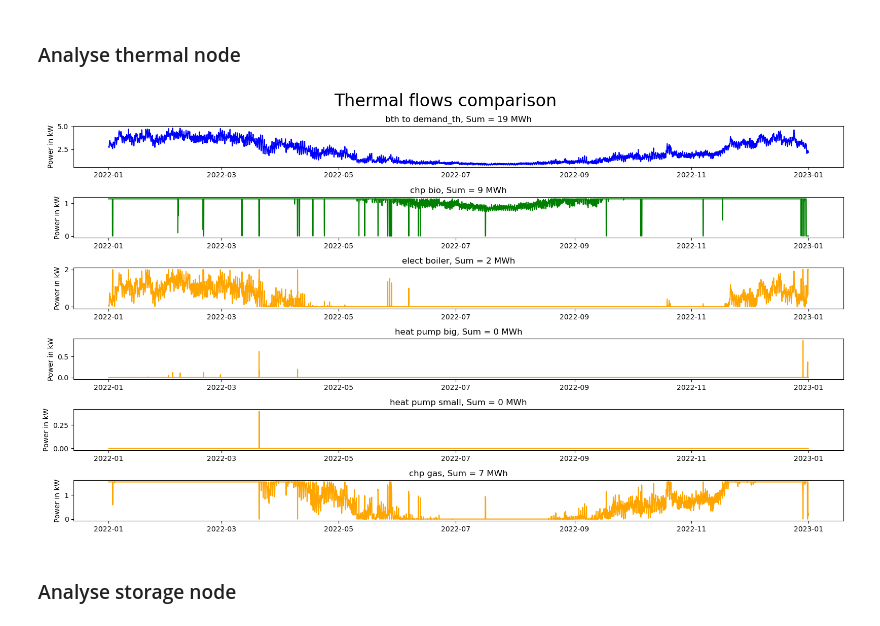
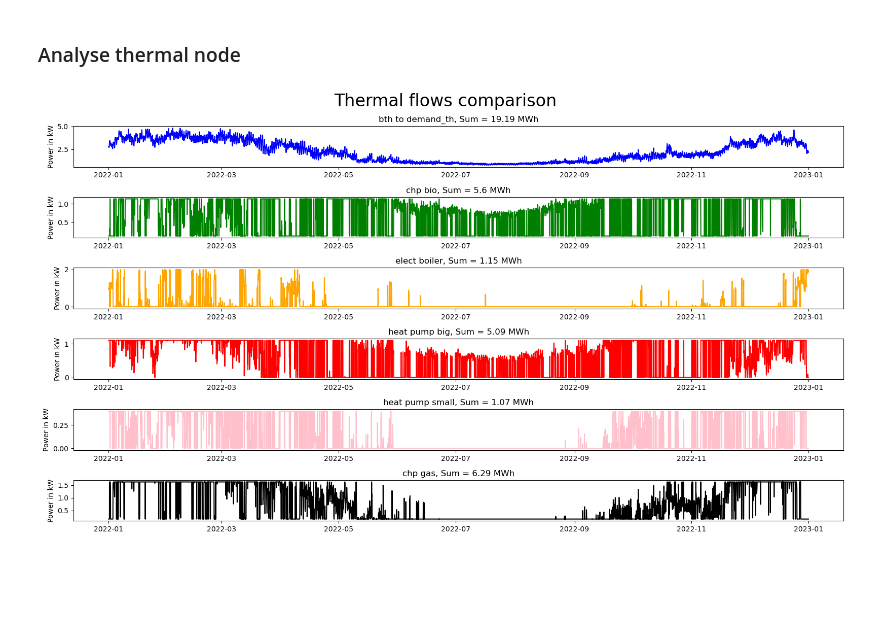
Before and after one commit to MatisGo/Network_optmisation, a Jupyter notebook: Project__DH/OEMOF_step_3.ipynb, the cells around one changed output. Drawn from its saved outputs; the diff is of its cells as text; code cells hidden in the pictures; blank space fills up the shorter version.

```diff
--- a/Project__DH/OEMOF_step_3.ipynb
+++ b/Project__DH/OEMOF_step_3.ipynb
@@ -66,7 +66,7 @@ energysystem = EnergySystem(timeindex=datetimeindex, infer_last_interval=False)
 electrical_bus = Bus(label="electrical_bus") # Electricity bus
 thermal_bus = Bus(label="thermal_bus") # Heat bus
 gas_bus = Bus(label="gas_bus") # Natural gas bus
-#biogas_bus = Bus(label="biogas_bus") # Natural gas bus
+biogas_bus = Bus(label="biogas_bus") # Natural gas bus
 
 energysystem.add(electrical_bus, thermal_bus, gas_bus)#, biogas_bus)
 
@@ -83,16 +83,16 @@ energysystem.add(
 
 # Gas source with cost from gas + CO2
 energysystem.add(
-    Source(label="natural_gas",outputs={gas_bus: Flow(variable_costs=data["gas_price"] / 1000 )})
+    Source(label="natural_gas",outputs={gas_bus: Flow(variable_costs=data["gas_price"] )})
                 )
 
 
 
-# Gas source with cost from gas + CO2
-"""energysystem.add(
-    Source(label="bio_gas",outputs={biogas_bus: Flow(variable_costs=data["co2_price"] / 1000)})
+# Gas source with cost biogas
+energysystem.add(
+    Source(label="bio_gas",outputs={biogas_bus: Flow(variable_costs=60.0)})
                 )
-"""
+
 # Grid electricity source
 energysystem.add(
     Source(label="electricity_grid",outputs={electrical_bus: Flow(variable_costs=data["electricity_price"])})
@@ -116,9 +116,9 @@ energysystem.add(
         label="chp_gas",
         inputs={gas_bus: Flow()},
         outputs={
-            electrical_bus: Flow(nominal_value=1.55,
+            electrical_bus: Flow(#min=0.1,
                                  #min=0.4,
-
+                                #nominal_value=0.75,
                                 #nonconvex=NonConvex(
                                 #minimum_uptime=3, # once started, stay ON ≥ 3 time steps
                                 #minimum_downtime=3, # once stopped, stay OFF ≥ 3 time steps
@@ -130,7 +130,8 @@ energysystem.add(
 
 
                                  ),
-            thermal_bus: Flow(nominal_value=1.55,
+            thermal_bus: Flow(nominal_value=1.62,
+                              min=0.1,
                               variable_costs=0.29)
         },
         conversion_factors={electrical_bus: 0.36, thermal_bus: 0.54}
@@ -143,7 +144,8 @@ energysystem.add(
         label="chp_bio",
         inputs={gas_bus: Flow()}, # variable cost also has the constant fuel cost
         outputs={
-            electrical_bus: Flow(nominal_value=1.14,
+            electrical_bus: Flow(#nominal_value=1.14,
+                                 #min=0.1,
                                  #min=0.3,
 
                                 #nonconvex=NonConvex(
@@ -157,6 +159,7 @@ energysystem.add(
 
                                  ),
             thermal_bus: Flow(nominal_value=1.14,
+                              min=0.1,
                               variable_costs=2.5)
         },
         conversion_factors={electrical_bus: 0.40, thermal_bus: 0.42}
@@ -181,7 +184,7 @@ energysystem.add(
         label="heat_pump_11_MW",
         inputs={electrical_bus: Flow(variable_costs = 1.5)},
         outputs={thermal_bus: Flow(nominal_value=1.1, variable_costs=1.5)},
-        conversion_factors={thermal_bus: 0.95}  # 3.5
+        conversion_factors={thermal_bus: 3.5}
     )
 )
 
@@ -191,7 +194,7 @@ energysystem.add(
         label="heat_pump_4_MW",
         inputs={electrical_bus: Flow(variable_costs=1.8 )},
         outputs={thermal_bus: Flow(nominal_value=0.4, variable_costs=1.7)},
-        conversion_factors={thermal_bus: 0.9}  # 3.5
+        conversion_factors={thermal_bus: 3.5}
     )
 )
 # %%
@@ -256,37 +259,35 @@ storage = views.node(results, "storage")
 # %%
 Sum_th_demand = thermal_bus["sequences"][(('thermal_bus', 'thermal_demand'), 'flow')].sum()
 Sum_th_prod_chp_gas = thermal_bus["sequences"][(('chp_gas', 'thermal_bus'), 'flow')].sum()
 Sum_th_prod_chp_bio = thermal_bus["sequences"][(('chp_bio', 'thermal_bus'), 'flow')].sum()
 Sum_th_prod_boiler = thermal_bus["sequences"][(('electric_boiler', 'thermal_bus'), 'flow')].sum()
 Sum_th_prod_hp_big = thermal_bus["sequences"][(('heat_pump_11_MW', 'thermal_bus'), 'flow')].sum()
 Sum_th_prod_hp_small = thermal_bus["sequences"][(('heat_pump_4_MW', 'thermal_bus'), 'flow')].sum()
 
 fig, axs = plt.subplots(6,figsize=(16, 9))
 fig.suptitle('Thermal flows comparison', fontsize=24)
 axs[0].plot(thermal_bus["sequences"][(('thermal_bus', 'thermal_demand'), 'flow')], 'blue')
-axs[0].set_title(f'bth to demand_th, Sum = {int(Sum_th_demand/1000)} MWh')
+axs[0].set_title(f'bth to demand_th, Sum = {round(float(Sum_th_demand/1000), 2)} MWh')
 axs[1].plot(thermal_bus["sequences"][(('chp_bio', 'thermal_bus'), 'flow')], 'green')
-axs[1].set_title(f'chp bio, Sum = {int(Sum_th_prod_chp_bio/1000)} MWh')
+axs[1].set_title(f'chp bio, Sum = {round(float(Sum_th_prod_chp_bio/1000),2)} MWh')
 axs[2].plot(thermal_bus["sequences"][(('electric_boiler', 'thermal_bus'), 'flow')], 'orange')
-axs[2].set_title(f'elect boiler, Sum = {int(Sum_th_prod_boiler/1000)} MWh')
-axs[3].plot(thermal_bus["sequences"][(('heat_pump_11_MW', 'thermal_bus'), 'flow')], 'orange')
-axs[3].set_title(f'heat pump big, Sum = {int(Sum_th_prod_hp_big/1000)} MWh')
-axs[4].plot(thermal_bus["sequences"][(('heat_pump_4_MW', 'thermal_bus'), 'flow')], 'orange')
-axs[4].set_title(f'heat pump small, Sum = {int(Sum_th_prod_hp_small/1000)} MWh')
-axs[5].plot(thermal_bus["sequences"][(('chp_gas', 'thermal_bus'), 'flow')], 'orange')
-axs[5].set_title(f'chp gas, Sum = {int(Sum_th_prod_chp_gas/1000)} MWh')
+axs[2].set_title(f'elect boiler, Sum = {round(float(Sum_th_prod_boiler/1000),2)} MWh')
+axs[3].plot(thermal_bus["sequences"][(('heat_pump_11_MW', 'thermal_bus'), 'flow')], 'red')
+axs[3].set_title(f'heat pump big, Sum = {round(float(Sum_th_prod_hp_big/1000),2)} MWh')
+axs[4].plot(thermal_bus["sequences"][(('heat_pump_4_MW', 'thermal_bus'), 'flow')], 'pink')
+axs[4].set_title(f'heat pump small, Sum = {round(float(Sum_th_prod_hp_small/1000),2)} MWh')
+axs[5].plot(thermal_bus["sequences"][(('chp_gas', 'thermal_bus'), 'flow')], 'black')
+axs[5].set_title(f'chp gas, Sum = {round(float(Sum_th_prod_chp_gas/1000),2)} MWh')
 
 axs[0].set_ylabel('Power in kW')
 axs[1].set_ylabel('Power in kW')
 axs[2].set_ylabel('Power in kW')
 axs[3].set_ylabel('Power in kW')
 axs[4].set_ylabel('Power in kW')
 axs[5].set_ylabel('Power in kW')
 
 
 plt.tight_layout()
 plt.show()
 # %% [output]
-[figure, old version]
+[figure, new version]
-# %% [markdown]
-### Analyse storage node
```
Also changed, not shown: parts of 2 cells of this notebook.
